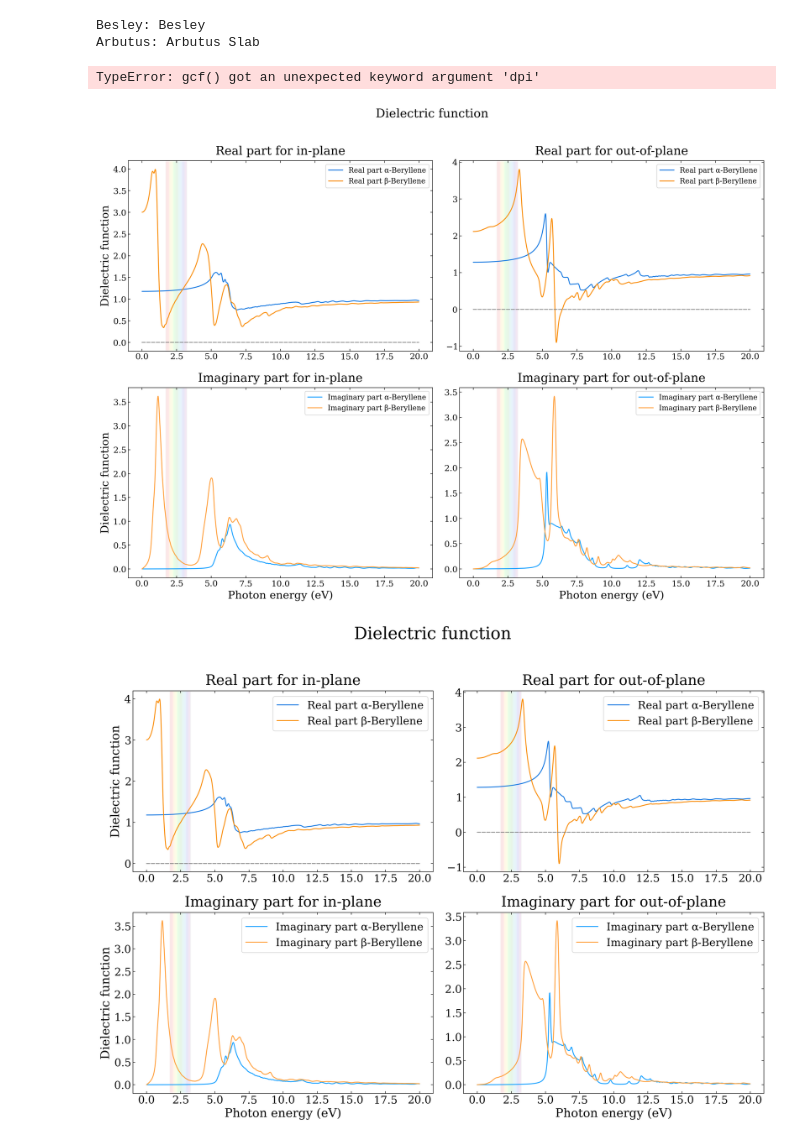
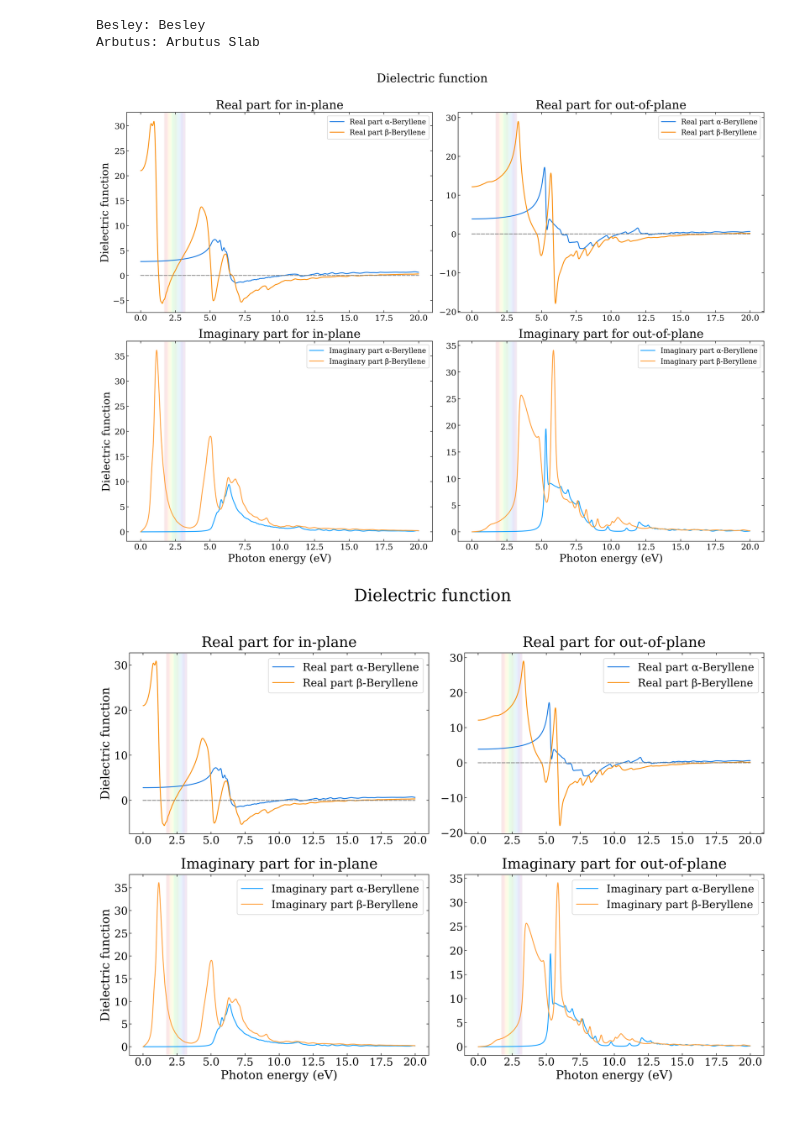
Before and after one commit to Photonico/Thesis_figures, a Jupyter notebook: 3.1_dielectric.ipynb, the cells around one changed output. Cells and saved outputs as stored; diff of their text form; code cells hidden in the pictures; blank space fills up the shorter version.

Commit message:
add factor

```diff
--- a/3.1_dielectric.ipynb
+++ b/3.1_dielectric.ipynb
@@ -8,9 +8,13 @@ from matplotlib import font_manager as fm
 from vmatplot.output_settings import canvas_setting as _canvas_setting
 
 components = [{"xx":"in-plane"},{"zz":"out-of-plane"}]
-
 layout = "hor"
 boundary = (-60, 80)
+
+# system factors (d_c, (z_max-z_min)*d_c+2*r_be) r_be = 1.98
+factor_bulk = (1, 1)                                        # for α-Beryllium and cubic Beryllium bulk
+factor_a = (40, 2*1.98)                                     # for α-Beryllene monolayer
+factor_b = (40, 0.0473771641975619+2*1.98)                  # for β-Beryllene monolayer
 # %%
 # font settings
 
@@ -34,29 +38,28 @@ Arbutus: Arbutus Slab
 # %%
 # Beryllene
 
 import matplotlib.pyplot as plt
 import vmatplot.dielectric_function as df
 
 def my_canvas_setting(*args):
     size, dpi, params, titles, legend_loc = _canvas_setting(*args)
     params = dict(params)
     # params["font.family"] = besley_name
     # params["font.family"] = arbutus_name
     params["mathtext.fontset"] = "dejavuserif"
     return size, dpi, params, titles, legend_loc
 df.canvas_setting = my_canvas_setting
 
-systems = [["α-Beryllene",  "dielectric/a-Beryllene", "azure"],
-           ["β-Beryllene",  "dielectric/b-Beryllene", "orange"]]
+systems = [["α-Beryllene",  "dielectric/a-Beryllene", "azure",  None,None,None, factor_a],
+           ["β-Beryllene",  "dielectric/b-Beryllene", "orange", None,None,None, factor_b]]
 
 components = [{"xx":"in-plane"},{"zz":"out-of-plane"}]
 df.plot_dielectric_function("Dielectric function", systems, components, "hor", True, "eV", (0, 20), boundary, True)
 fig = plt.gcf()
 
 plt.savefig("figures/3.1_dielectric.pdf")
 # %% [output]
-TypeError: gcf() got an unexpected keyword argument 'dpi'
-[figure, old version]
+[figure, new version]
 # %%
 # Beryllene
 
@@ -80,8 +83,8 @@ def my_canvas_setting(*args):
     return size, dpi, params, titles, legend_loc
 df.canvas_setting = my_canvas_setting
 
-systems = [["α-Beryllene",  "dielectric/a-Beryllene", "azure"],
-           ["β-Beryllene",  "dielectric/b-Beryllene", "orange"]]
+systems = [["α-Beryllene",  "dielectric/a-Beryllene", "azure",  None,None,None, factor_a],
+           ["β-Beryllene",  "dielectric/b-Beryllene", "orange", None,None,None, factor_b]]
 
 components = [{"xx":"in-plane"},{"zz":"out-of-plane"}]
 df.plot_dielectric_function("Dielectric function", systems, components, "hor", True, "eV", (0, 20), boundary, True)
@@ -92,4 +95,4 @@ for ax in fig.axes:
 
 plt.savefig("figures/3.1_dielectric_alt.pdf")
 # %% [output]
-[figure, old version]
+[figure, new version]
```
Also changed, not shown: 3 other files.
